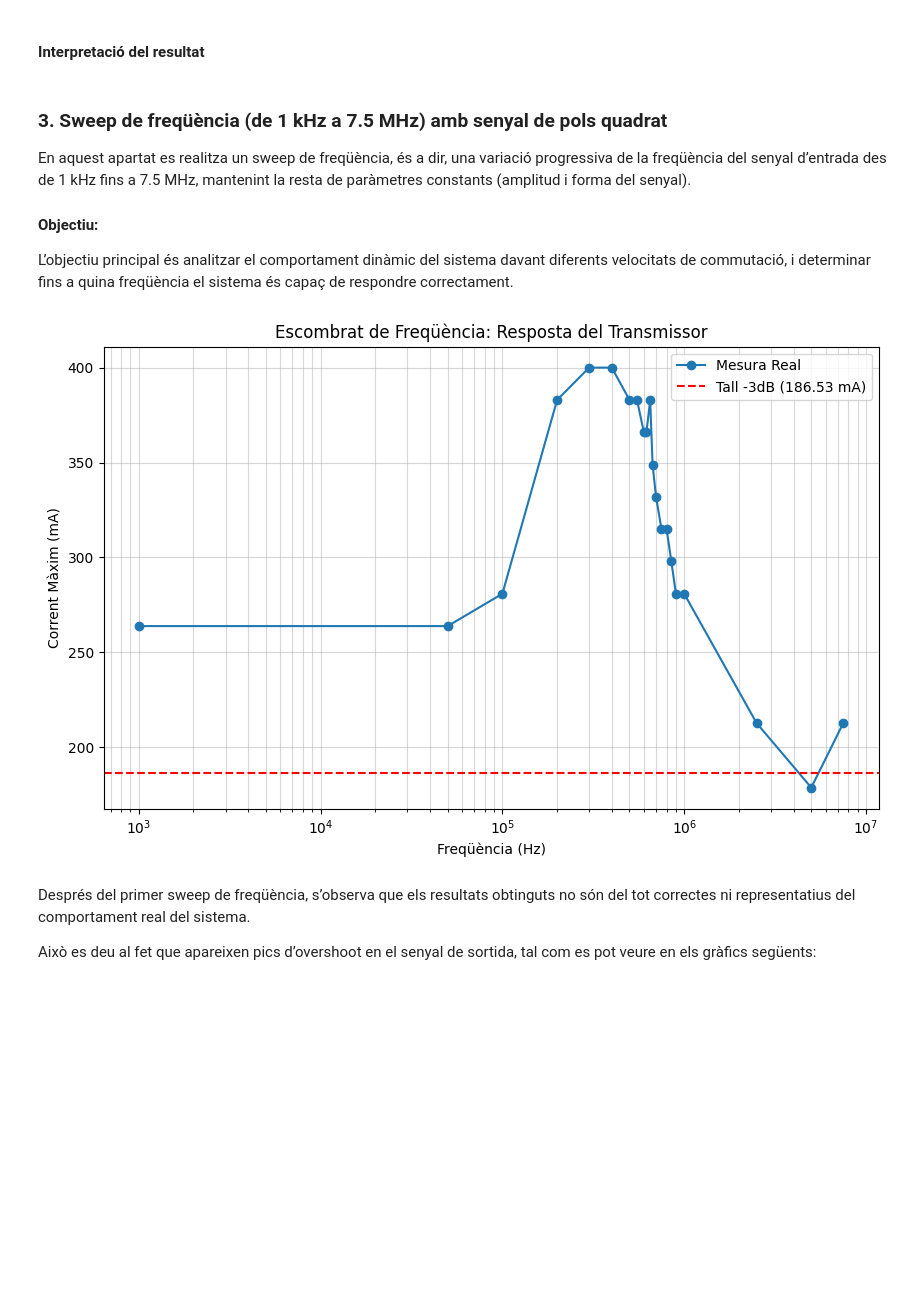
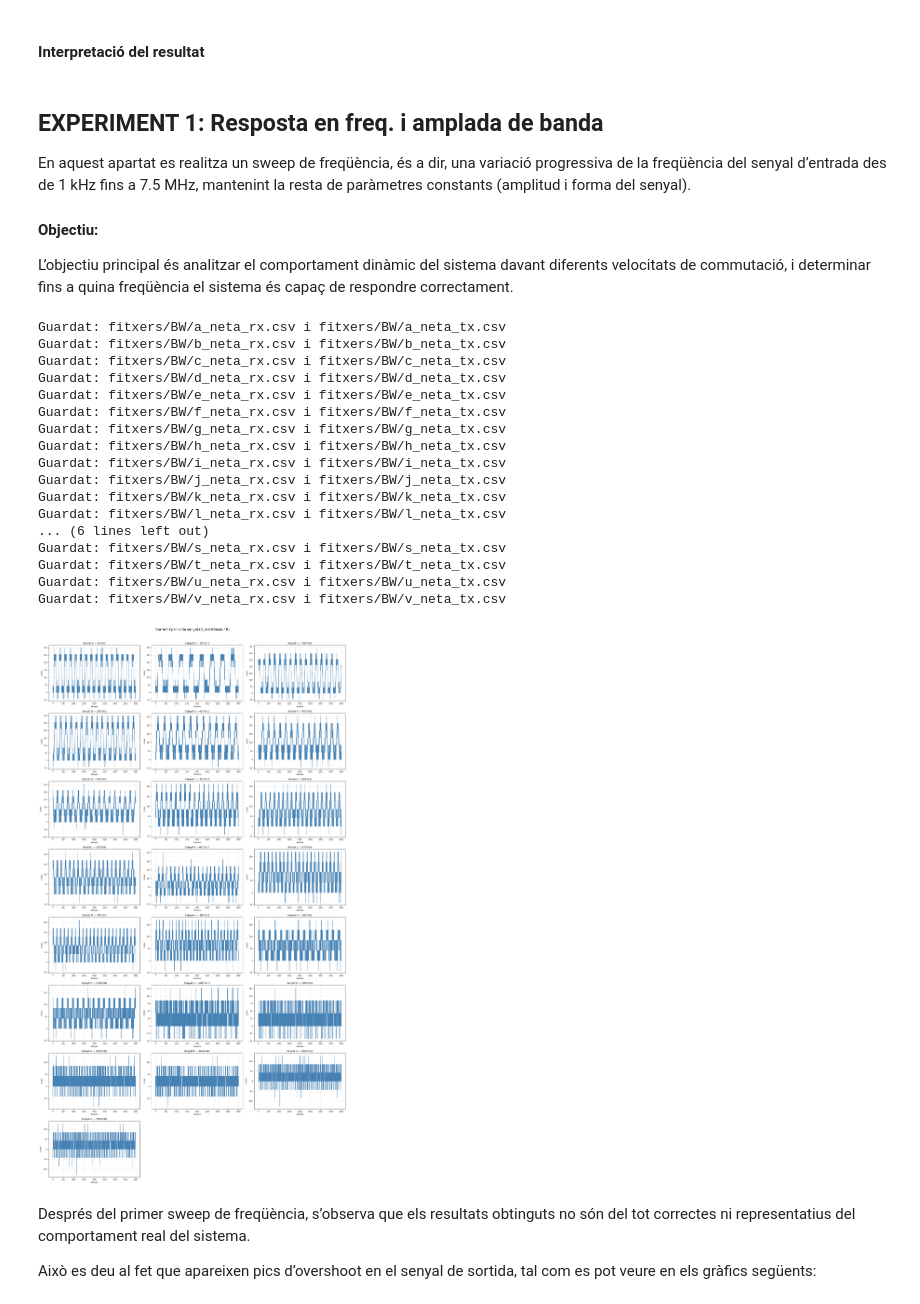
Before and after one commit to nara3205/TFG-TELECOS, a Jupyter notebook: analisi.ipynb, the cells around one changed output. Drawn from its saved outputs; the diff is of its cells as text; code cells hidden in the pictures; blank space fills up the shorter version.

```diff
--- a/analisi.ipynb
+++ b/analisi.ipynb
@@ -92,7 +93,7 @@ plt.show()
 # %% [markdown]
 #### Interpretació del resultat
 # %% [markdown]
-### 3. Sweep de freqüència (de 1 kHz a 7.5 MHz) amb senyal de pols quadrat
+## EXPERIMENT 1: Resposta en freq. i amplada de banda
 
 En aquest apartat es realitza un sweep de freqüència, és a dir, una variació progressiva de la freqüència del senyal d’entrada des de 1 kHz fins a 7.5 MHz, mantenint la resta de paràmetres constants (amplitud i forma del senyal).
 
@@ -100,40 +101,72 @@ En aquest apartat es realitza un sweep de freqüència, és a dir, una variació
 
 L’objectiu principal és analitzar el comportament dinàmic del sistema davant diferents velocitats de commutació, i determinar fins a quina freqüència el sistema és capaç de respondre correctament.
 # %%
-freqs = [
-    1000, 50000, 100000, 200000, 300000, 400000, 500000,
-    550000, 600000, 620000, 650000, 670000, 700000, 750000, 800000,
-    850000, 900000, 1000000, 2500000, 5000000, 7500000
-]
-senyals = ["a","b", "c", "d", "e", "f", "g", "h", "i", "j", "k", "l", "m", "n", "o", "p", "q", "r", "s", "t", "u"]
 
+senyals = ["a","b","c","d","e","f","g","h","i","j","k","l","m","n","o","p","q","r","s","t", "u","v"]
+freqs   = [50000,100000,200000,300000,400000,450000,500000,
+           550000,600000,620000,650000,670000,700000,800000,
+           900000,1000000,2000000, 3000000, 4000000, 5000000,
+           6000000,7000000]
 
-max_currents = []
-for senyal in senyals:
+sampling_rates = [25e6,25e6,50e6,125e6,125e6,125e6,125e6,125e6,125e6,125e6,125e6,125e6,125e6,125e6,250e6,250e6,
+                  500e6,500e6,500e6,500e6,500e6,500e6]
+n = len(senyals)
+cols = 3
+rows = math.ceil(n / cols)
+
+fig, axes = plt.subplots(rows, cols, figsize=(18, 4*rows))
+axes = axes.flatten()
+
+signal_Ids = []
+for idx, senyal in enumerate(senyals):
     tx_rx_system.convertir_senyal_osciloscopi(
         senyal_csv=f"fitxers/BW/{senyal}.csv",
         senyal_neta_csv=f"fitxers/BW/{senyal}_neta.csv",
-        channels=1
+        channels=2
     )
-    v_mesurada = np.loadtxt(f"fitxers/BW/{senyal}_neta.csv", delimiter=',')
-    signal_Id = ((5 - v_mesurada) / resistencia) * 1000
-    max_currents.append(np.max(signal_Id))
 
+    v_in      = np.loadtxt(f"fitxers/BW/{senyal}_neta_tx.csv", delimiter=',')
+    v_mesurada = np.loadtxt(f"fitxers/BW/{senyal}_neta_rx.csv", delimiter=',')
 
-i_base = max_currents[0]    # NOTA: No hi ha criteri en el codi per comprobar que és aquest el valor de referència que vols
-i_cutoff = i_base * 0.707   # NOTA: Tall -3dB pel càlcul de l'amplada de banda elèctrica, NO òptica
+    # V across resistor → current in mA
+    signal_Id = ((v_in - v_mesurada) / resistencia) * 1000
+    signal_Ids.append(signal_Id)
+    t = np.arange(len(signal_Id))
 
-plt.figure(figsize=(10, 6))
-plt.semilogx(freqs, max_currents, 'o-', label='Mesura Real')
-plt.axhline(y=i_cutoff, color='r', linestyle='--', label=f'Tall -3dB ({i_cutoff:.2f} mA)')
-plt.title("Escombrat de Freqüència: Resposta del Transmissor")
-plt.xlabel("Freqüència (Hz)")
-plt.ylabel("Corrent Màxim (mA)")
-plt.grid(True, which="both", ls="-", alpha=0.5)
-plt.legend()
+    ax = axes[idx]
+    ax.plot(t, signal_Id, linewidth=0.8, color='steelblue')
+    ax.set_title(f"Senyal {senyal.upper()} — {freqs[idx]/1e3:.0f} kHz", fontsize=10)
+    ax.set_xlabel("Sample", fontsize=8)
+    ax.set_ylabel("I (mA)", fontsize=8)
+    ax.tick_params(labelsize=7)
+    ax.grid(True, alpha=0.3)
+
+for i in range(len(senyals), len(axes)):
+    axes[i].set_visible(False)
+
+plt.suptitle("Corrent I per cada senyal (V_resistència / R)", fontsize=14, y=1.01)
+plt.tight_layout()
+#plt.savefig("corrents_BW.png", dpi=150, bbox_inches='tight')
 plt.show()
 # %% [output]
+Guardat: fitxers/BW/a_neta_rx.csv i fitxers/BW/a_neta_tx.csv
+Guardat: fitxers/BW/b_neta_rx.csv i fitxers/BW/b_neta_tx.csv
+Guardat: fitxers/BW/c_neta_rx.csv i fitxers/BW/c_neta_tx.csv
+Guardat: fitxers/BW/d_neta_rx.csv i fitxers/BW/d_neta_tx.csv
+Guardat: fitxers/BW/e_neta_rx.csv i fitxers/BW/e_neta_tx.csv
+Guardat: fitxers/BW/f_neta_rx.csv i fitxers/BW/f_neta_tx.csv
+Guardat: fitxers/BW/g_neta_rx.csv i fitxers/BW/g_neta_tx.csv
+Guardat: fitxers/BW/h_neta_rx.csv i fitxers/BW/h_neta_tx.csv
+Guardat: fitxers/BW/i_neta_rx.csv i fitxers/BW/i_neta_tx.csv
+Guardat: fitxers/BW/j_neta_rx.csv i fitxers/BW/j_neta_tx.csv
+Guardat: fitxers/BW/k_neta_rx.csv i fitxers/BW/k_neta_tx.csv
+Guardat: fitxers/BW/l_neta_rx.csv i fitxers/BW/l_neta_tx.csv
+... (6 lines left out)
+Guardat: fitxers/BW/s_neta_rx.csv i fitxers/BW/s_neta_tx.csv
+Guardat: fitxers/BW/t_neta_rx.csv i fitxers/BW/t_neta_tx.csv
+Guardat: fitxers/BW/u_neta_rx.csv i fitxers/BW/u_neta_tx.csv
+Guardat: fitxers/BW/v_neta_rx.csv i fitxers/BW/v_neta_tx.csv
-[figure, old version]
+[figure, new version]
 # %% [markdown]
 Després del primer sweep de freqüència, s’observa que els resultats obtinguts no són del tot correctes ni representatius del comportament real del sistema.
 
```
Also changed, not shown: parts of 4 cells of this notebook, 1 other file.
